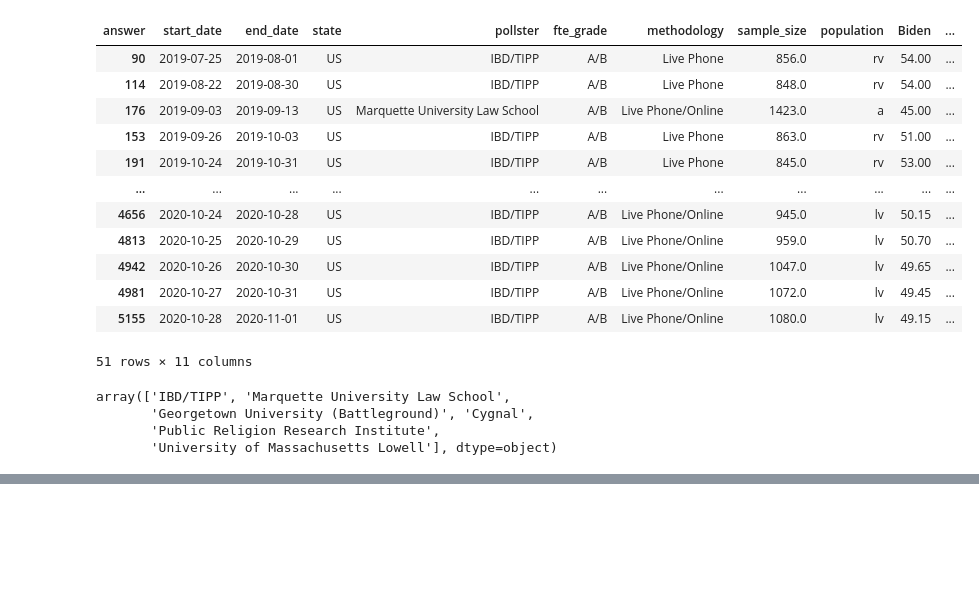
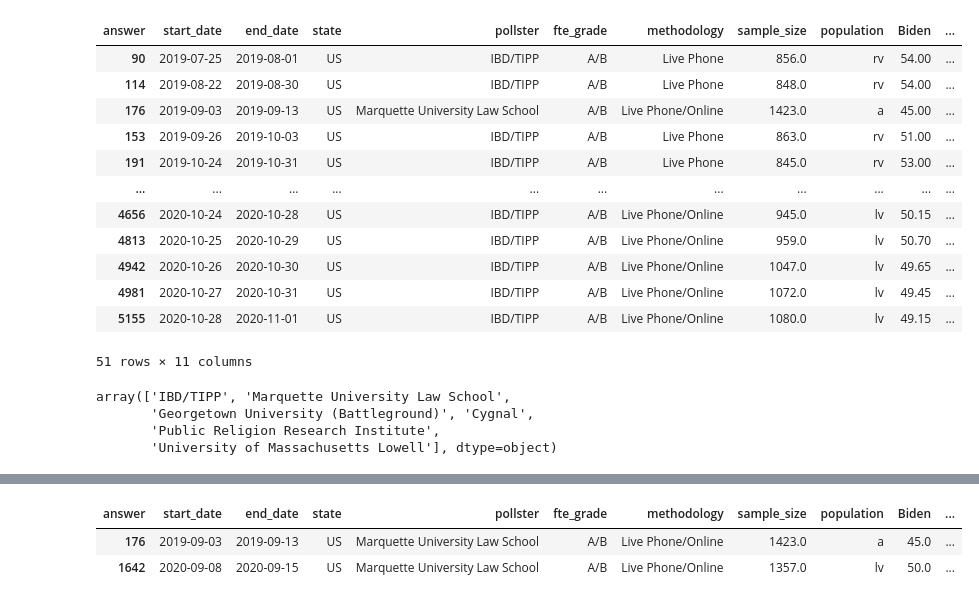
Before and after one commit to aspotter99/Elections, a Jupyter notebook: notebooks/2016_2020.ipynb, the cells around one changed output, grey strips where cells are left out. Drawn from its saved outputs; the diff is of its cells as text; code cells hidden in the pictures; blank space fills up the shorter version.

```diff
--- a/notebooks/2016_2020.ipynb
+++ b/notebooks/2016_2020.ipynb
@@ -434,0 +442,8 @@ array(['IBD/TIPP', 'Marquette University Law School',
+# %%
+mask = biden_us_ab['pollster'] == 'Marquette University Law School'
+biden_us_Marquette = biden_us_ab[mask]
+biden_us_Marquette
+# %% [output]
+| answer | start_date | end_date | state | pollster | fte_grade | methodology | sample_size | population | Biden | ... |
+| 176 | 2019-09-03 | 2019-09-13 | US | Marquette University Law School | A/B | Live Phone/Online | 1423.0 | a | 45.0 | ... |
+| 1642 | 2020-09-08 | 2020-09-15 | US | Marquette University Law School | A/B | Live Phone/Online | 1357.0 | lv | 50.0 | ... |
```
Also changed, not shown: parts of 1 cell of this notebook.
